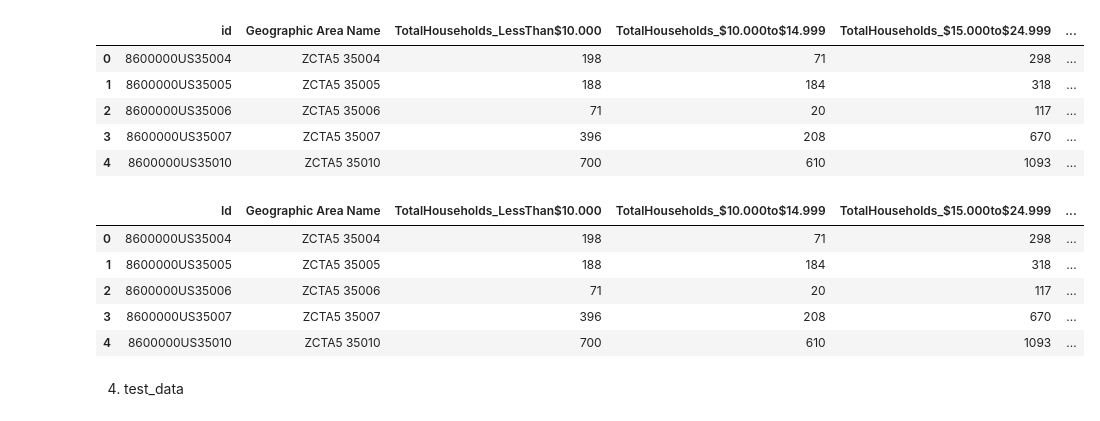
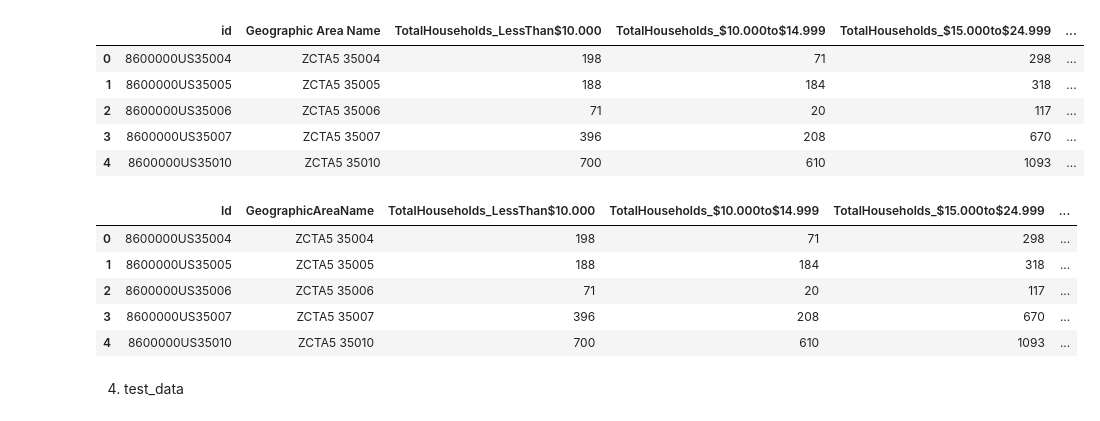
Before and after one commit to leticiafaria7/case-elogroup, a Jupyter notebook: 1_checagem-dados.ipynb, the cells around one changed output. Cells and saved outputs as stored; diff of their text form; code cells hidden in the pictures.

```diff
--- a/1_checagem-dados.ipynb
+++ b/1_checagem-dados.ipynb
@@ -94,12 +76,13 @@ economic_data.head()
 | 3 | 8600000US35007 | ZCTA5 35007 | 396 | 208 | 670 | ... |
 | 4 | 8600000US35010 | ZCTA5 35010 | 700 | 610 | 1093 | ... |
 # %%
-# a coluna "id" está em minúsculo. importante alterar para "Id", visto que no dataframe "demographic_data" o nome da coluna está desta forma
+# a coluna "id" está em minúsculo, e a "Geographic Area Name" está com as palavras separadas.
+# é importante alterar os nomes para ficarem exatamente iguais aos nomes dessas respectivas colunas no dataframe demographic_data
 
-economic_data = economic_data.rename({'id':'Id'}, axis = 1)
+economic_data = economic_data.rename({'id':'Id', 'Geographic Area Name':'GeographicAreaName'}, axis = 1)
 economic_data.head()
 # %% [output]
-|  | Id | Geographic Area Name | TotalHouseholds_LessThan$10.000 | TotalHouseholds_$10.000to$14.999 | TotalHouseholds_$15.000to$24.999 | ... |
+|  | Id | GeographicAreaName | TotalHouseholds_LessThan$10.000 | TotalHouseholds_$10.000to$14.999 | TotalHouseholds_$15.000to$24.999 | ... |
 | 0 | 8600000US35004 | ZCTA5 35004 | 198 | 71 | 298 | ... |
 | 1 | 8600000US35005 | ZCTA5 35005 | 188 | 184 | 318 | ... |
 | 2 | 8600000US35006 | ZCTA5 35006 | 71 | 20 | 117 | ... |
```
Also changed, not shown: parts of 29 cells of this notebook, 3 other files.
